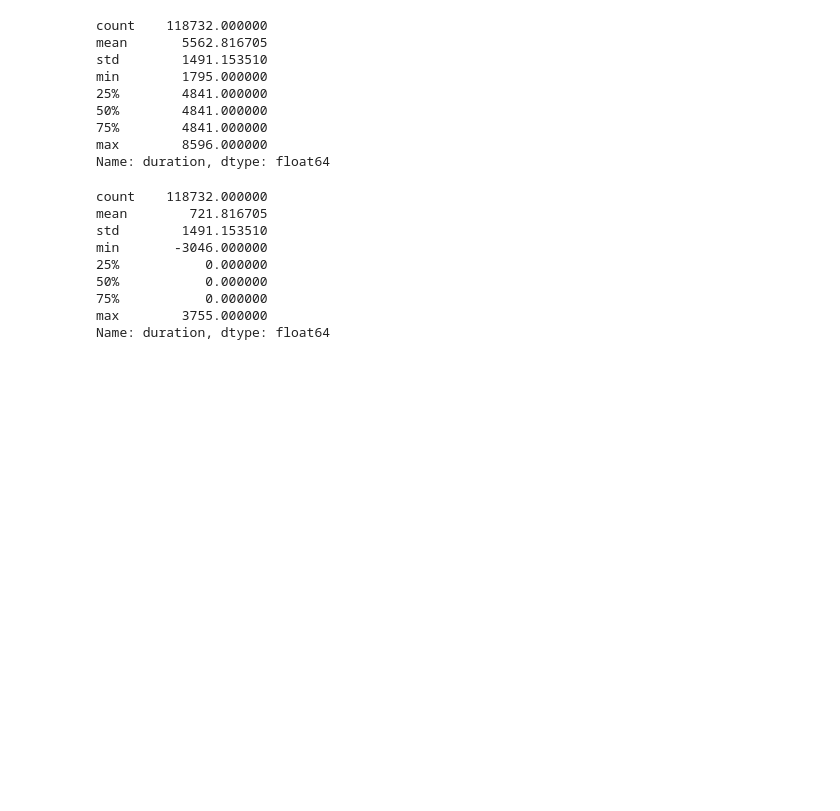
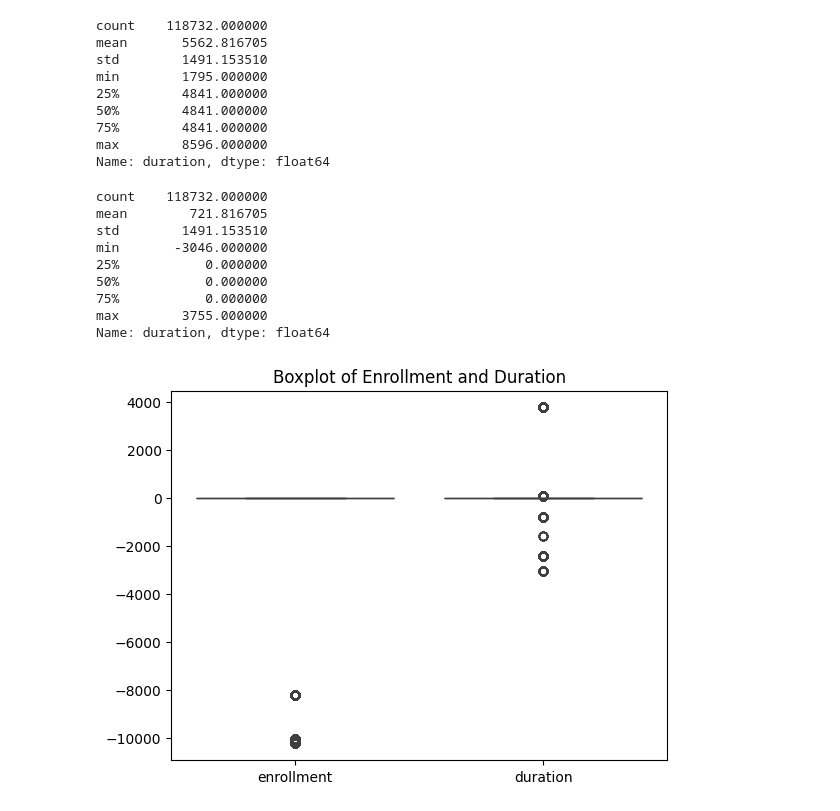
Before and after one commit to atharvarya12/byr_uc, a Jupyter notebook: EDA_Preprocess.ipynb, the cells around one changed output. Cells and saved outputs as stored; diff of their text form; code cells hidden in the pictures; blank space fills up the shorter version.

```diff
--- a/EDA_Preprocess.ipynb
+++ b/EDA_Preprocess.ipynb
@@ -417,3 +448,9 @@ for idx, class_label in enumerate(label_encoder.classes_):
 PHASE2 -> 0
 PHASE3 -> 1
 PHASE4 -> 2
+# %%
+# Label encoding 'condition' column
+condition_encoder = LabelEncoder()
+df['condition_encoded'] = condition_encoder.fit_transform(df['condition'])
+print(df[['condition', 'condition_encoded']].head())
+df = df.drop(['condition'], axis=1)  # Drop original 'condition' column after encoding
@@ -420,7 +478,7 @@ PHASE4 -> 2
 # %%
 # One-hot encoding categorical variables
 df=pd.get_dummies(df, drop_first= True, dtype=int,
-                  columns=['sponsor_type', 'gender', 'condition', 'final_status', 'location'])
+                  columns=['sponsor_type', 'gender', 'final_status', 'location'])
 df.info()
 # %% [output]
 <class 'pandas.core.frame.DataFrame'>
@@ -468,4 +526,10 @@ min       -3046.000000
 75%           0.000000
 max        3755.000000
 Name: duration, dtype: float64
+# %%
+sns.boxplot(data=df[['enrollment', 'duration']])
+plt.title('Boxplot of Enrollment and Duration')
+plt.show()
+# %% [output]
+[figure, added]
 # %%
```
Also changed, not shown: parts of 8 cells of this notebook.
